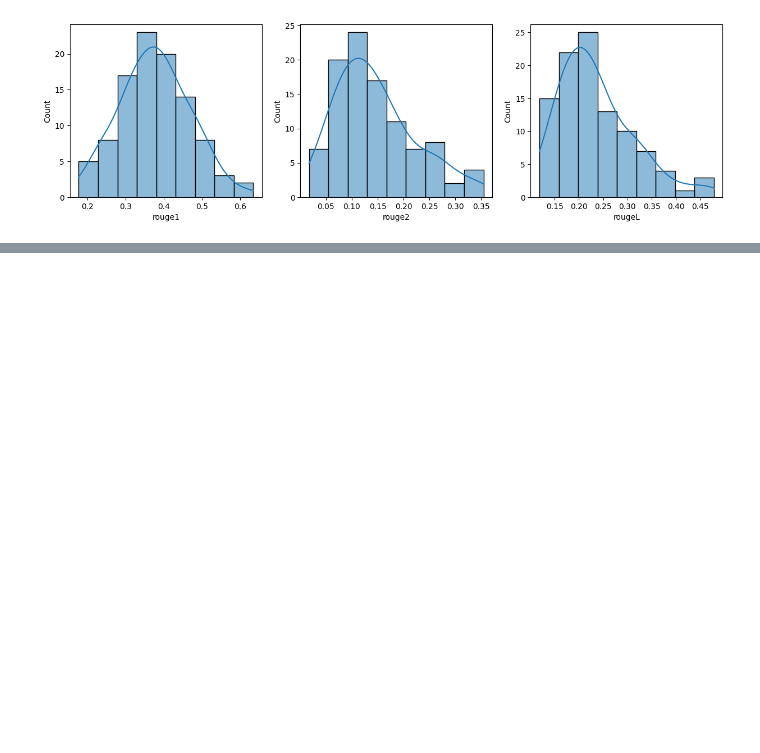
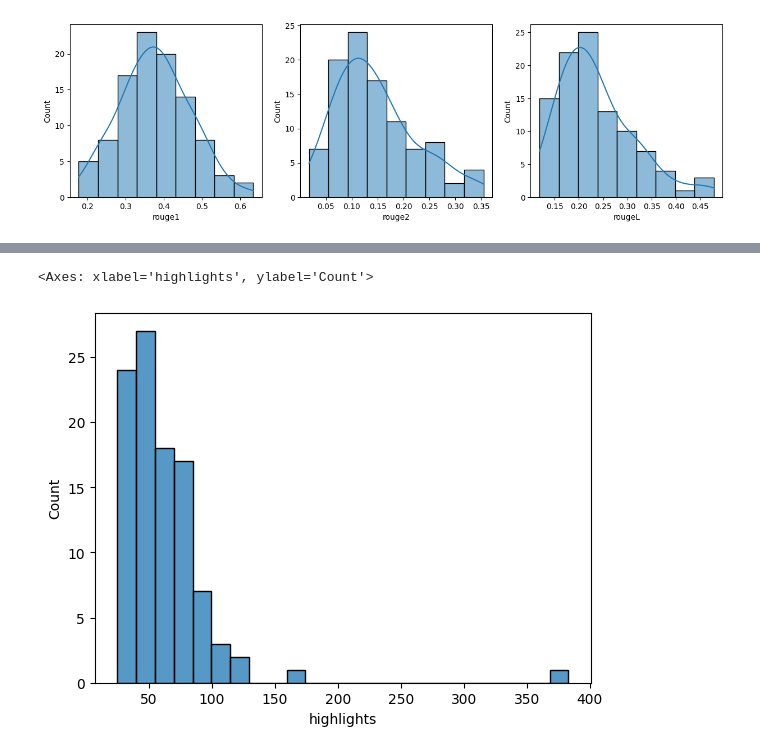
Before and after one commit to yxiong/cnn_dailymail, a Jupyter notebook: colab_notebooks/inspect_output_examples.ipynb, the cells around one changed output, grey strips where cells are left out. Drawn from its saved outputs; the diff is of its cells as text; code cells hidden in the pictures; blank space fills up the shorter version.

```diff
--- a/colab_notebooks/inspect_output_examples.ipynb
+++ b/colab_notebooks/inspect_output_examples.ipynb
@@ -113,0 +140,5 @@ sns.histplot(df["rougeL"], kde=True, ax=axs[2])
+# %%
+sns.histplot(df["highlights"].str.split().apply(len))
+# %% [output]
+<Axes: xlabel='highlights', ylabel='Count'>
+[figure, added]
```
Also changed, not shown: parts of 5 cells of this notebook, 2 other files.
